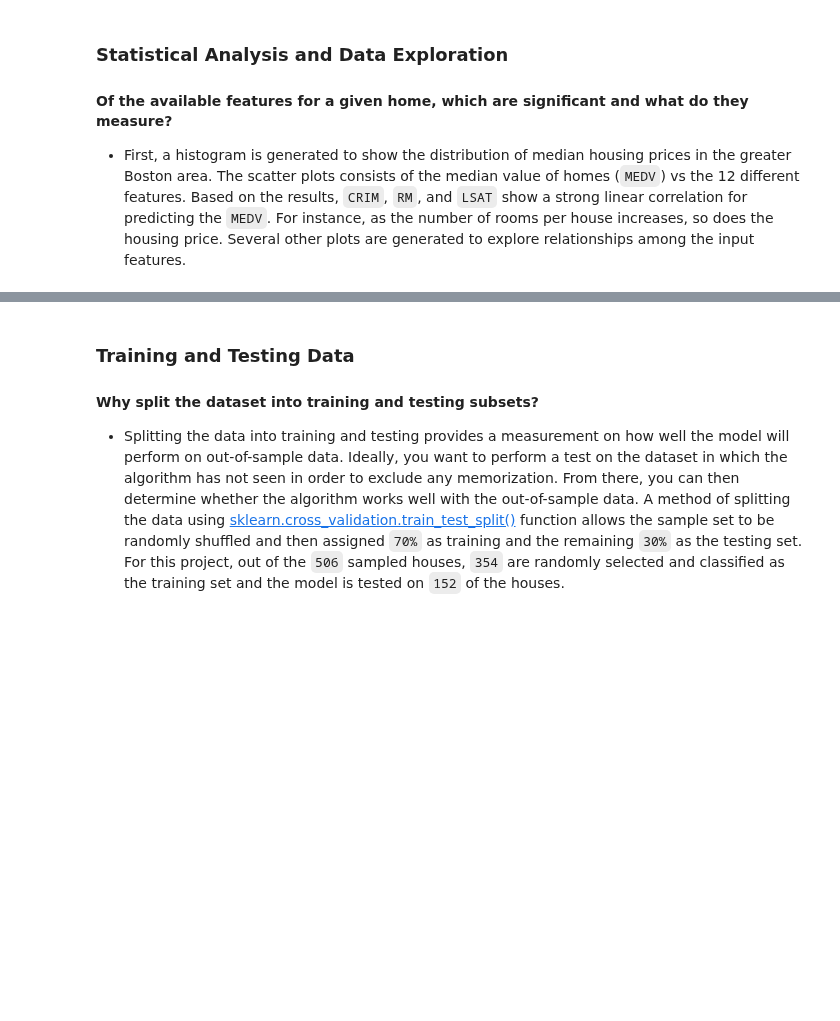
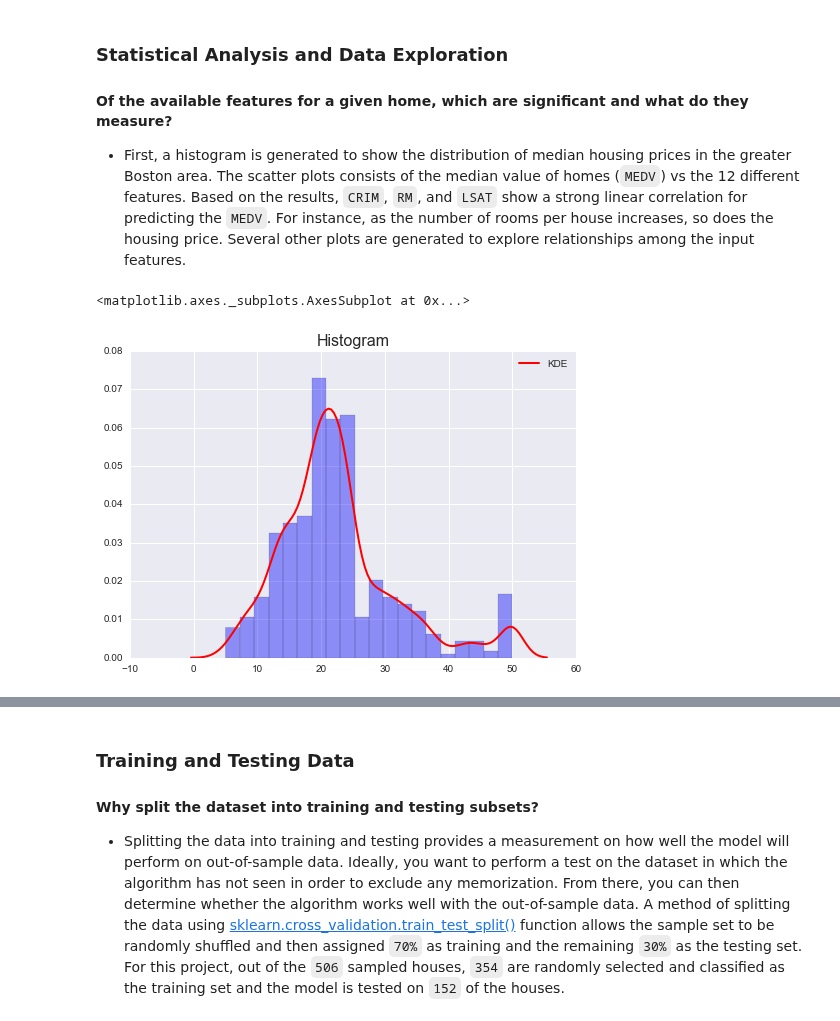
Before and after one commit to Tsmith5151/udacity-predict-housing-prices, a Jupyter notebook: boston_housing.ipynb, the cells around one changed output, grey strips where cells are left out. Cells and saved outputs as stored; diff of their text form; code cells hidden in the pictures; blank space fills up the shorter version.

Commit message:
edit visualization plots

```diff
--- a/boston_housing.ipynb
+++ b/boston_housing.ipynb
@@ -107 +98,8 @@ def histogram():
+# %%
+pl.title("Histogram",fontsize=16)
+sns.distplot(housing_prices, kde=True,bins=20,color='b',
+             kde_kws={"color": "r", "lw": 2, "label": "KDE"})
+# %% [output]
+<matplotlib.axes._subplots.AxesSubplot at 0x...>
+[figure, added]
 # %%
```
Also changed, not shown: parts of 7 cells of this notebook.
